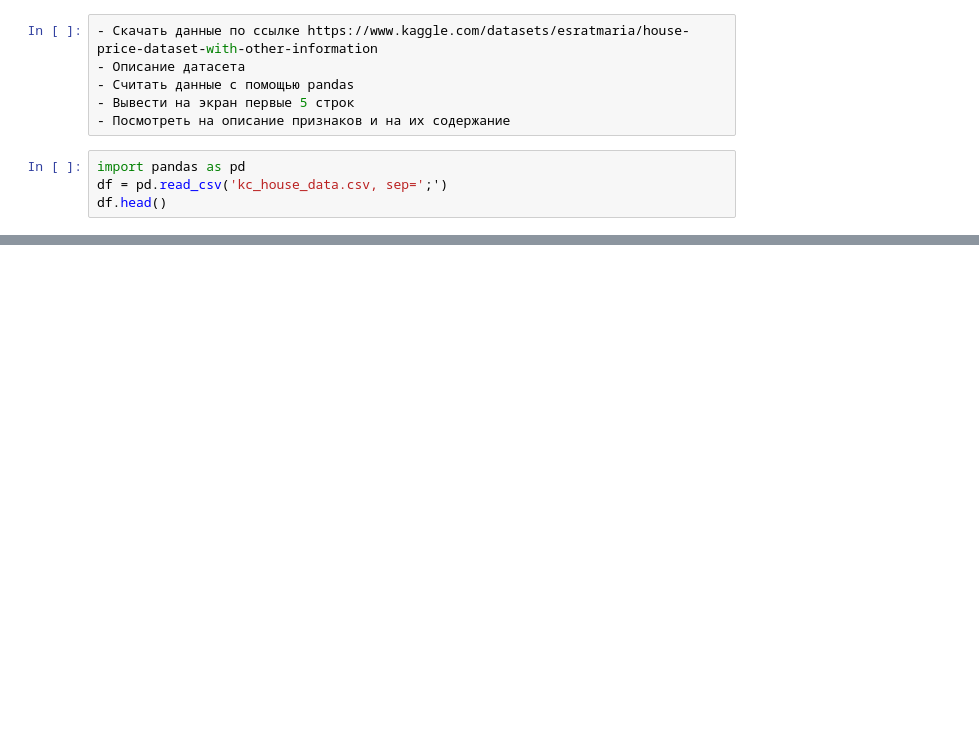
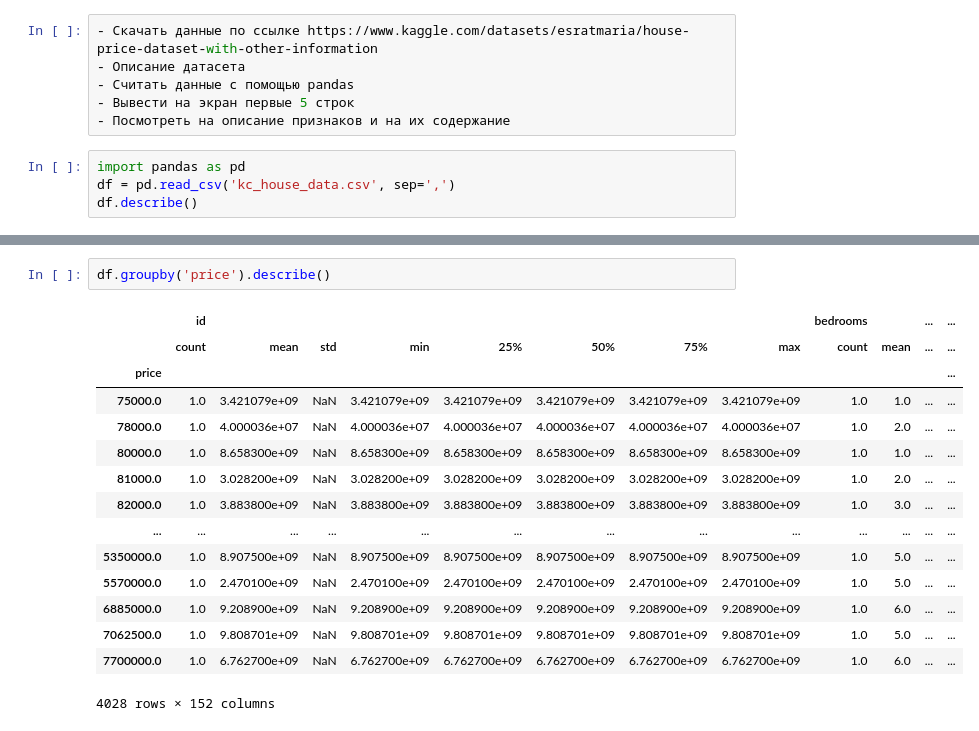
Before and after one commit to PhYziCiAN/python_for_analytics, a Jupyter notebook: PhY_for_An_Sem2_DZ.ipynb, the cells around one changed output, grey strips where cells are left out. Saved outputs shown, nothing was run; the diff lists cells and outputs as text; blank space fills up the shorter version.

```diff
--- a/PhY_for_An_Sem2_DZ.ipynb
+++ b/PhY_for_An_Sem2_DZ.ipynb
@@ -10,6 +10,6 @@
 - Посмотреть на описание признаков и на их содержание
 # %%
 import pandas as pd
-df = pd.read_csv('kc_house_data.csv, sep=';')
-df.head()
+df = pd.read_csv('kc_house_data.csv', sep=',')
+df.describe()
 # %% [output]
@@ -16,0 +82,18 @@ SyntaxError: EOL while scanning string literal (3666015468.py, line 2)
+# %%
+df.groupby('price').describe()
+# %% [output]
+|  | id |  |  |  |  |  |  |  | bedrooms |  | ... | ... |
+|  | count | mean | std | min | 25% | 50% | 75% | max | count | mean | ... | ... |
+| price |  |  |  |  |  |  |  |  |  |  |  | ... |
+| 75000.0 | 1.0 | 3.421079e+09 | NaN | 3.421079e+09 | 3.421079e+09 | 3.421079e+09 | 3.421079e+09 | 3.421079e+09 | 1.0 | 1.0 | ... | ... |
+| 78000.0 | 1.0 | 4.000036e+07 | NaN | 4.000036e+07 | 4.000036e+07 | 4.000036e+07 | 4.000036e+07 | 4.000036e+07 | 1.0 | 2.0 | ... | ... |
+| 80000.0 | 1.0 | 8.658300e+09 | NaN | 8.658300e+09 | 8.658300e+09 | 8.658300e+09 | 8.658300e+09 | 8.658300e+09 | 1.0 | 1.0 | ... | ... |
+| 81000.0 | 1.0 | 3.028200e+09 | NaN | 3.028200e+09 | 3.028200e+09 | 3.028200e+09 | 3.028200e+09 | 3.028200e+09 | 1.0 | 2.0 | ... | ... |
+| 82000.0 | 1.0 | 3.883800e+09 | NaN | 3.883800e+09 | 3.883800e+09 | 3.883800e+09 | 3.883800e+09 | 3.883800e+09 | 1.0 | 3.0 | ... | ... |
+| ... | ... | ... | ... | ... | ... | ... | ... | ... | ... | ... | ... | ... |
+| 5350000.0 | 1.0 | 8.907500e+09 | NaN | 8.907500e+09 | 8.907500e+09 | 8.907500e+09 | 8.907500e+09 | 8.907500e+09 | 1.0 | 5.0 | ... | ... |
+| 5570000.0 | 1.0 | 2.470100e+09 | NaN | 2.470100e+09 | 2.470100e+09 | 2.470100e+09 | 2.470100e+09 | 2.470100e+09 | 1.0 | 5.0 | ... | ... |
+| 6885000.0 | 1.0 | 9.208900e+09 | NaN | 9.208900e+09 | 9.208900e+09 | 9.208900e+09 | 9.208900e+09 | 9.208900e+09 | 1.0 | 6.0 | ... | ... |
+| 7062500.0 | 1.0 | 9.808701e+09 | NaN | 9.808701e+09 | 9.808701e+09 | 9.808701e+09 | 9.808701e+09 | 9.808701e+09 | 1.0 | 5.0 | ... | ... |
+| 7700000.0 | 1.0 | 6.762700e+09 | NaN | 6.762700e+09 | 6.762700e+09 | 6.762700e+09 | 6.762700e+09 | 6.762700e+09 | 1.0 | 6.0 | ... | ... |
+4028 rows × 152 columns
```
Also changed, not shown: parts of 16 cells of this notebook.
